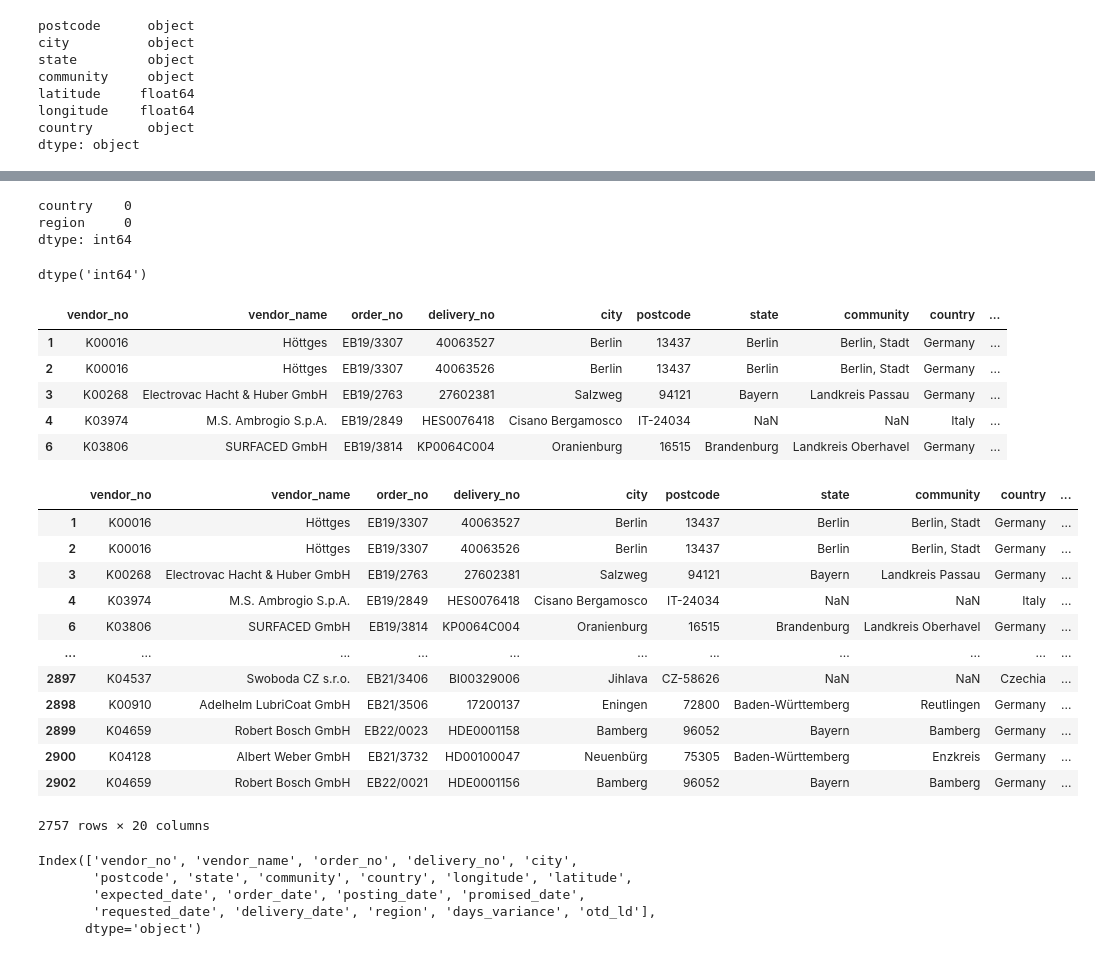
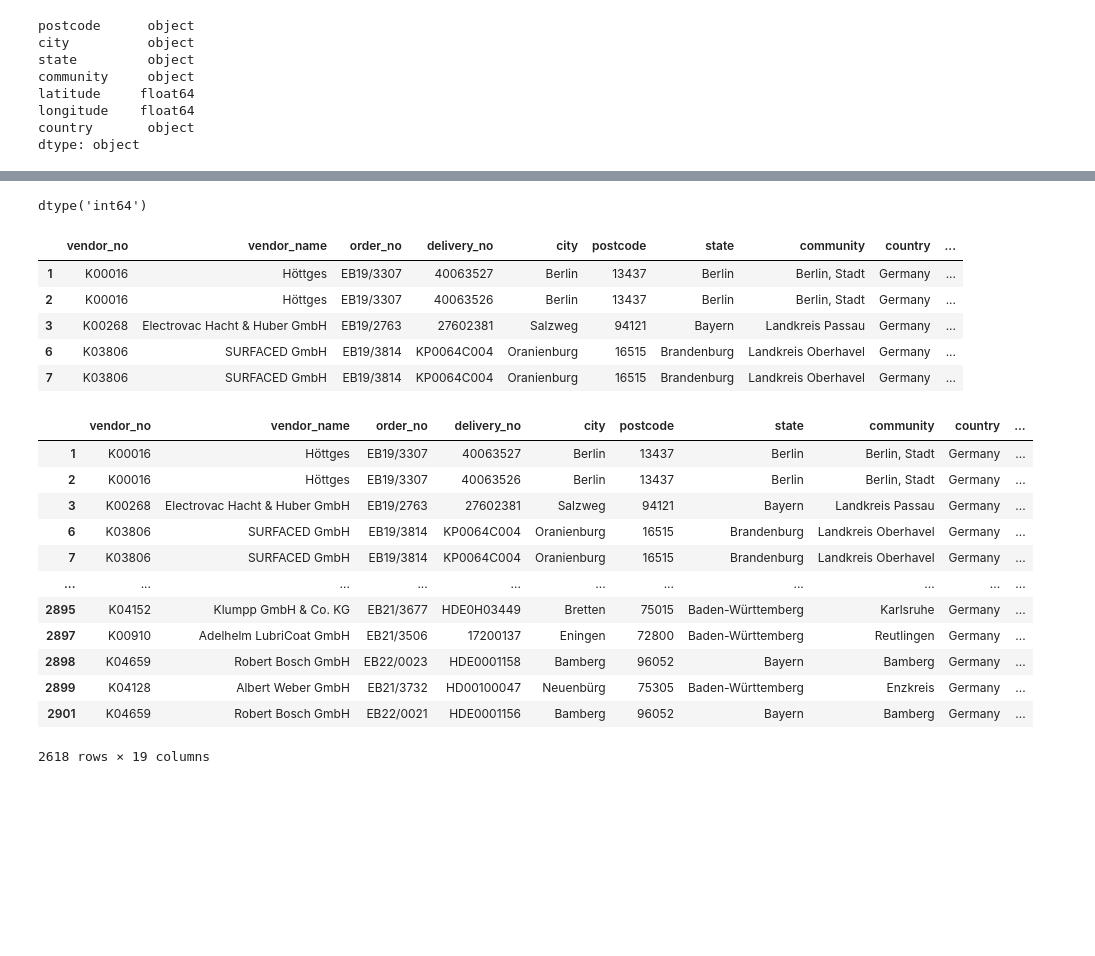
Before and after one commit to virginiaperdomoc/Delivery-Performance-Dashboard, a Jupyter notebook: deliveries wrangling.ipynb, the cells around one changed output, grey strips where cells are left out. Cells and saved outputs as stored; diff of their text form; code cells hidden in the pictures; blank space fills up the shorter version.

```diff
--- a/deliveries wrangling.ipynb
+++ b/deliveries wrangling.ipynb
@@ -259,7 +213,7 @@ dtype: object
 # %%
 # we merge deliveries and de_states dataframes on postcode
 # drop duplicated column city_y
-joined_df=pd.merge(deliveries,de_states, on="postcode", how="left").drop(columns="city_y").rename(columns={"city_x": "city"})
-joined_df.head()
-print(Counter(joined_df.country))
+germany=pd.merge(deliveries,de_states, on="postcode", how="left").drop(columns="city_y").rename(columns={"city_x": "city"})
+germany.head()
+print(Counter(germany.country))
 # %% [output]
@@ -272,9 +221,11 @@ print(Counter(joined_df.country))
 # %%
-# as we can see, most rows correspond to Germany. we will create two dataframes: one including all of the countries, and a second only for Germany.
-# But first, let's try to fill in on the rows that have NaN value in country, as there may be some rows from Germany that have been overlooked
+# As we can see, most rows correspond to Germany. We will drop all rows that do not.
+germany=germany.dropna(subset=["country"])
+germany.shape
+germany.head()
 
 # reorganize columns
-joined_df = joined_df[['vendor_no', 'vendor_name', 'order_no','delivery_no', 'city', 'postcode','state','community','country','longitude', 'latitude','expected_date',
+germany = germany[['vendor_no', 'vendor_name', 'order_no','delivery_no', 'city', 'postcode','state','community','country','longitude', 'latitude','expected_date',
 'order_date', 'posting_date', 'promised_date', 'requested_date', 'delivery_date']]
-joined_df.head()
+germany.head()
 # %% [output]
@@ -449,60 +238,34 @@ countries
-# %%
-# as our dataframe includes several countries, add region column
-# first, define function
-def region(x):
-    if x in ['Belgium','Czechia', 'France', 'Hungary', 'Italy', 'Netherlands', 'Poland', 'Portugal', 'Romania', 'Spain', 'Switzerland']:
-        return "Europe"
-    elif x in ['China','Japan']:
-        return "Asia"
-    else:
-        return "Germany"
-
-# second, create new variable with function using lambda
-joined_df['region'] = joined_df['country'].apply(lambda x: region(x))
-joined_df[["country", "region"]].isnull().sum()
-# %% [output]
-country    0
-region     0
-dtype: int64
 # %%
 # we also want to add a column that will lt us see how the difference between the promised day of delivery and the actual delivery date
-joined_df['days_variance'] = (joined_df.promised_date - joined_df.delivery_date).dt.days
-joined_df.days_variance.dtypes
+germany['days_variance'] = (germany.promised_date - germany.delivery_date).dt.days
+germany.days_variance.dtypes
 # %% [output]
 dtype('int64')
 # %%
-joined_df.head()
+germany.head()
 # %% [output]
 |  | vendor_no | vendor_name | order_no | delivery_no | city | postcode | state | community | country | ... |
 | 1 | K00016 | Höttges | EB19/3307 | 40063527 | Berlin | 13437 | Berlin | Berlin, Stadt | Germany | ... |
 | 2 | K00016 | Höttges | EB19/3307 | 40063526 | Berlin | 13437 | Berlin | Berlin, Stadt | Germany | ... |
 | 3 | K00268 | Electrovac Hacht & Huber GmbH | EB19/2763 | 27602381 | Salzweg | 94121 | Bayern | Landkreis Passau | Germany | ... |
-| 4 | K03974 | M.S. Ambrogio S.p.A. | EB19/2849 | HES0076418 | Cisano Bergamosco | IT-24034 | NaN | NaN | Italy | ... |
 | 6 | K03806 | SURFACED GmbH | EB19/3814 | KP0064C004 | Oranienburg | 16515 | Brandenburg | Landkreis Oberhavel | Germany | ... |
+| 7 | K03806 | SURFACED GmbH | EB19/3814 | KP0064C004 | Oranienburg | 16515 | Brandenburg | Landkreis Oberhavel | Germany | ... |
 # %%
 # after calculating the days variance, we want to establish if the delivery was on time or not
-joined_df["otd_ld"]=joined_df["days_variance"].apply(lambda value: 'On-Time Delivery' if value>= 0
+germany["otd_ld"]=germany["days_variance"].apply(lambda value: 'On-Time Delivery' if value>= 0
 else 'Late Delivery')
-joined_df
+germany
 # %% [output]
 |  | vendor_no | vendor_name | order_no | delivery_no | city | postcode | state | community | country | ... |
 | 1 | K00016 | Höttges | EB19/3307 | 40063527 | Berlin | 13437 | Berlin | Berlin, Stadt | Germany | ... |
 | 2 | K00016 | Höttges | EB19/3307 | 40063526 | Berlin | 13437 | Berlin | Berlin, Stadt | Germany | ... |
 | 3 | K00268 | Electrovac Hacht & Huber GmbH | EB19/2763 | 27602381 | Salzweg | 94121 | Bayern | Landkreis Passau | Germany | ... |
-| 4 | K03974 | M.S. Ambrogio S.p.A. | EB19/2849 | HES0076418 | Cisano Bergamosco | IT-24034 | NaN | NaN | Italy | ... |
 | 6 | K03806 | SURFACED GmbH | EB19/3814 | KP0064C004 | Oranienburg | 16515 | Brandenburg | Landkreis Oberhavel | Germany | ... |
+| 7 | K03806 | SURFACED GmbH | EB19/3814 | KP0064C004 | Oranienburg | 16515 | Brandenburg | Landkreis Oberhavel | Germany | ... |
 | ... | ... | ... | ... | ... | ... | ... | ... | ... | ... | ... |
-| 2897 | K04537 | Swoboda CZ s.r.o. | EB21/3406 | BI00329006 | Jihlava | CZ-58626 | NaN | NaN | Czechia | ... |
-| 2898 | K00910 | Adelhelm LubriCoat GmbH | EB21/3506 | 17200137 | Eningen | 72800 | Baden-Württemberg | Reutlingen | Germany | ... |
-| 2899 | K04659 | Robert Bosch GmbH | EB22/0023 | HDE0001158 | Bamberg | 96052 | Bayern | Bamberg | Germany | ... |
-| 2900 | K04128 | Albert Weber GmbH | EB21/3732 | HD00100047 | Neuenbürg | 75305 | Baden-Württemberg | Enzkreis | Germany | ... |
-| 2902 | K04659 | Robert Bosch GmbH | EB22/0021 | HDE0001156 | Bamberg | 96052 | Bayern | Bamberg | Germany | ... |
+| 2895 | K04152 | Klumpp GmbH & Co. KG | EB21/3677 | HDE0H03449 | Bretten | 75015 | Baden-Württemberg | Karlsruhe | Germany | ... |
+| 2897 | K00910 | Adelhelm LubriCoat GmbH | EB21/3506 | 17200137 | Eningen | 72800 | Baden-Württemberg | Reutlingen | Germany | ... |
+| 2898 | K04659 | Robert Bosch GmbH | EB22/0023 | HDE0001158 | Bamberg | 96052 | Bayern | Bamberg | Germany | ... |
+| 2899 | K04128 | Albert Weber GmbH | EB21/3732 | HD00100047 | Neuenbürg | 75305 | Baden-Württemberg | Enzkreis | Germany | ... |
+| 2901 | K04659 | Robert Bosch GmbH | EB22/0021 | HDE0001156 | Bamberg | 96052 | Bayern | Bamberg | Germany | ... |
-2757 rows × 20 columns
+2618 rows × 19 columns
-# %%
-joined_df.columns
-# %% [output]
-Index(['vendor_no', 'vendor_name', 'order_no', 'delivery_no', 'city',
-       'postcode', 'state', 'community', 'country', 'longitude', 'latitude',
-       'expected_date', 'order_date', 'posting_date', 'promised_date',
-       'requested_date', 'delivery_date', 'region', 'days_variance', 'otd_ld'],
-      dtype='object')
```
Also changed, not shown: parts of 23 cells of this notebook, 8 other files.
